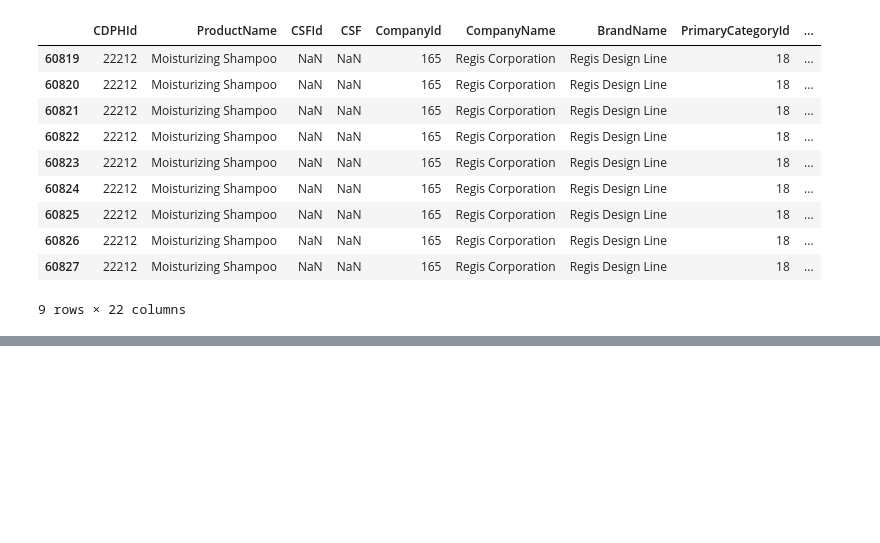
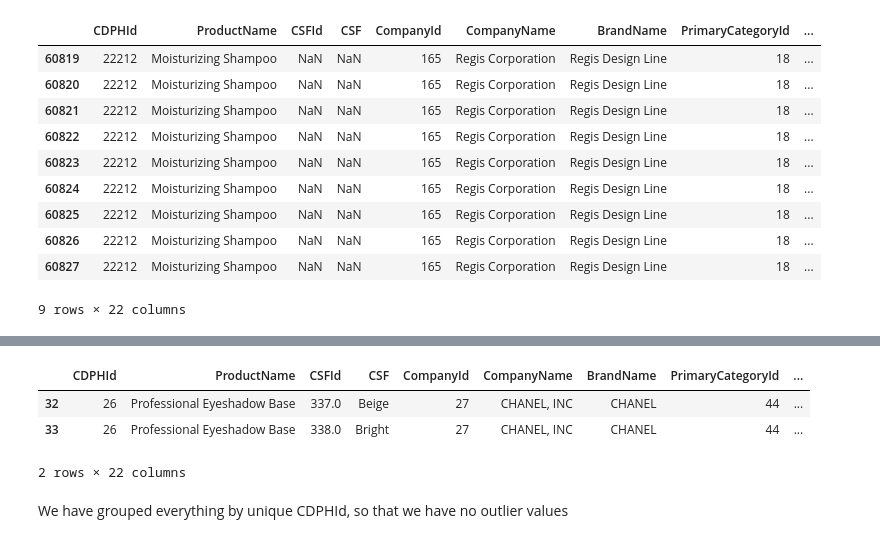
Before and after one commit to sumukshashidhar/cosmetic-chemical-analysis, a Jupyter notebook: Analysis.ipynb, the cells around one changed output, grey strips where cells are left out. Cells and saved outputs as stored; diff of their text form; code cells hidden in the pictures; blank space fills up the shorter version.

```diff
--- a/Analysis.ipynb
+++ b/Analysis.ipynb
@@ -94,0 +102,7 @@ df_n0.loc[df.ChemicalCount==9]
+# %%
+df_n0.loc[df['CDPHId']==26]
+# %% [output]
+|  | CDPHId | ProductName | CSFId | CSF | CompanyId | CompanyName | BrandName | PrimaryCategoryId | ... |
+| 32 | 26 | Professional Eyeshadow Base | 337.0 | Beige | 27 | CHANEL, INC | CHANEL | 44 | ... |
+| 33 | 26 | Professional Eyeshadow Base | 338.0 | Bright | 27 | CHANEL, INC | CHANEL | 44 | ... |
+2 rows × 22 columns
@@ -94,0 +111,2 @@ df_n0.loc[df.ChemicalCount==9]
+# %% [markdown]
+We have grouped everything by unique CDPHId, so that we have no outlier values
```
Also changed, not shown: parts of 4 cells of this notebook.
